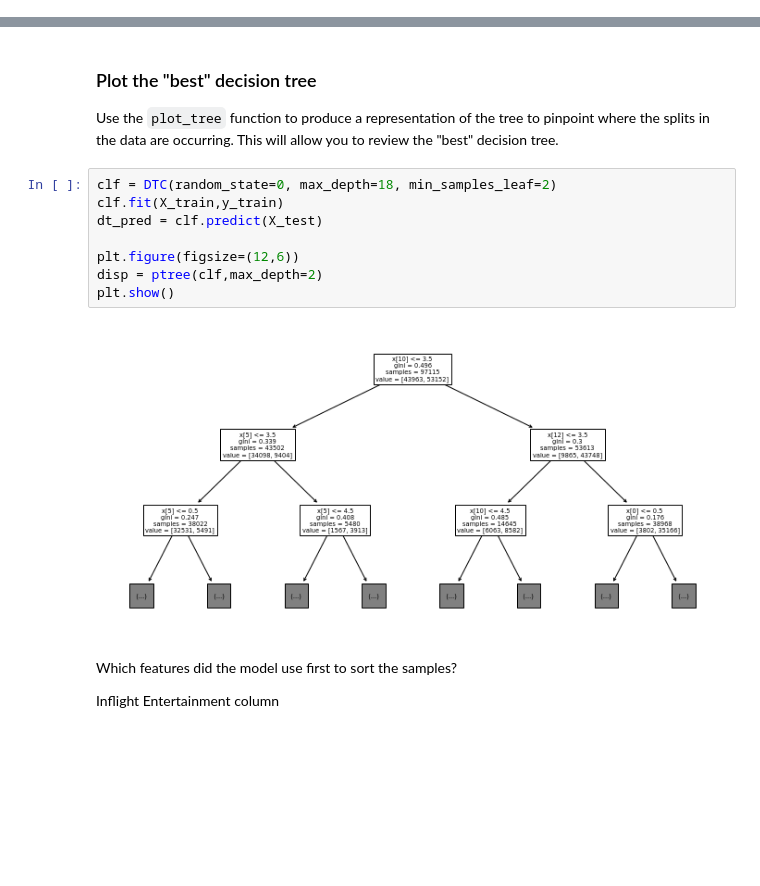
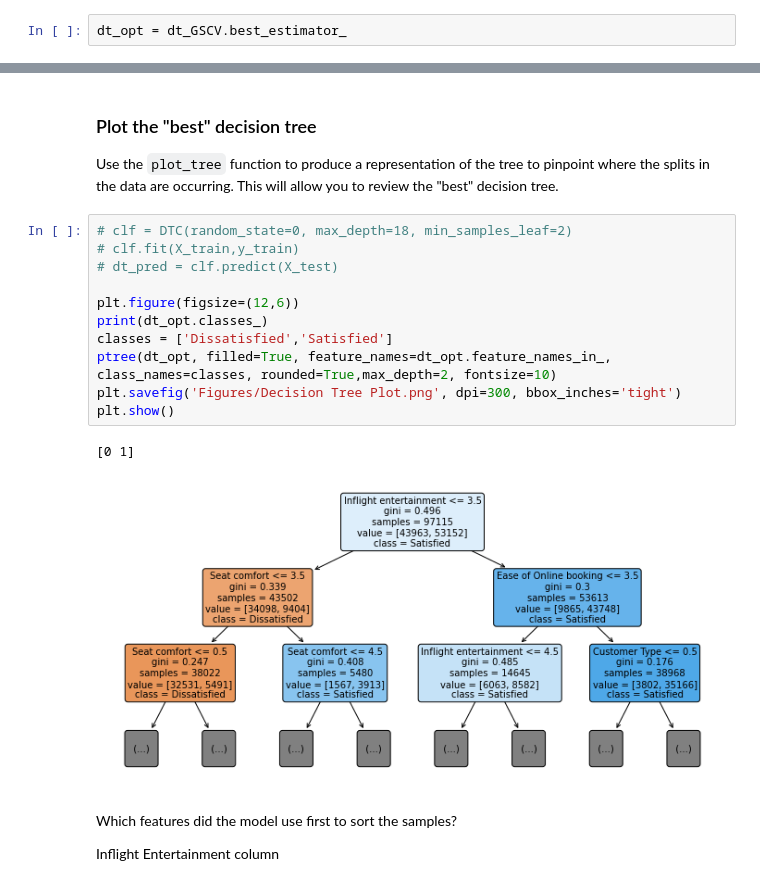
Before and after one commit to nitin6753/Customer_Satisfaction_Prediction, a Jupyter notebook: Build_decision_tree.ipynb, the cells around one changed output, grey strips where cells are left out. Saved outputs shown, nothing was run; the diff lists cells and outputs as text; blank space fills up the shorter version.

```diff
--- a/Build_decision_tree.ipynb
+++ b/Build_decision_tree.ipynb
@@ -635,3 +631,5 @@ DecisionTreeClassifier(max_depth=18, min_samples_leaf=2, random_state=0)
+# %%
+dt_opt = dt_GSCV.best_estimator_
 # %%
 def make_results(model_name:str, model_object, metric:str):
     '''
@@ -799,15 +797,19 @@ Little bit imporvement is there, still these kinds ot tuning could imporve the p
 
 Use the `plot_tree` function to produce a representation of the tree to pinpoint where the splits in the data are occurring. This will allow you to review the "best" decision tree.
 # %%
-clf = DTC(random_state=0, max_depth=18, min_samples_leaf=2)
-clf.fit(X_train,y_train)
-dt_pred = clf.predict(X_test)
+# clf = DTC(random_state=0, max_depth=18, min_samples_leaf=2)
+# clf.fit(X_train,y_train)
+# dt_pred = clf.predict(X_test)
 
 plt.figure(figsize=(12,6))
-disp = ptree(clf,max_depth=2)
+print(dt_opt.classes_)
+classes = ['Dissatisfied','Satisfied']
+ptree(dt_opt, filled=True, feature_names=dt_opt.feature_names_in_, class_names=classes, rounded=True,max_depth=2, fontsize=10)
+plt.savefig('Figures/Decision Tree Plot.png', dpi=300, bbox_inches='tight')
 plt.show()
 # %% [output]
+[0 1]
-[figure, old version]
+[figure, new version]
 # %% [markdown]
 Which features did the model use first to sort the samples?
 
```
Also changed, not shown: parts of 2 cells of this notebook, 4 other files.
